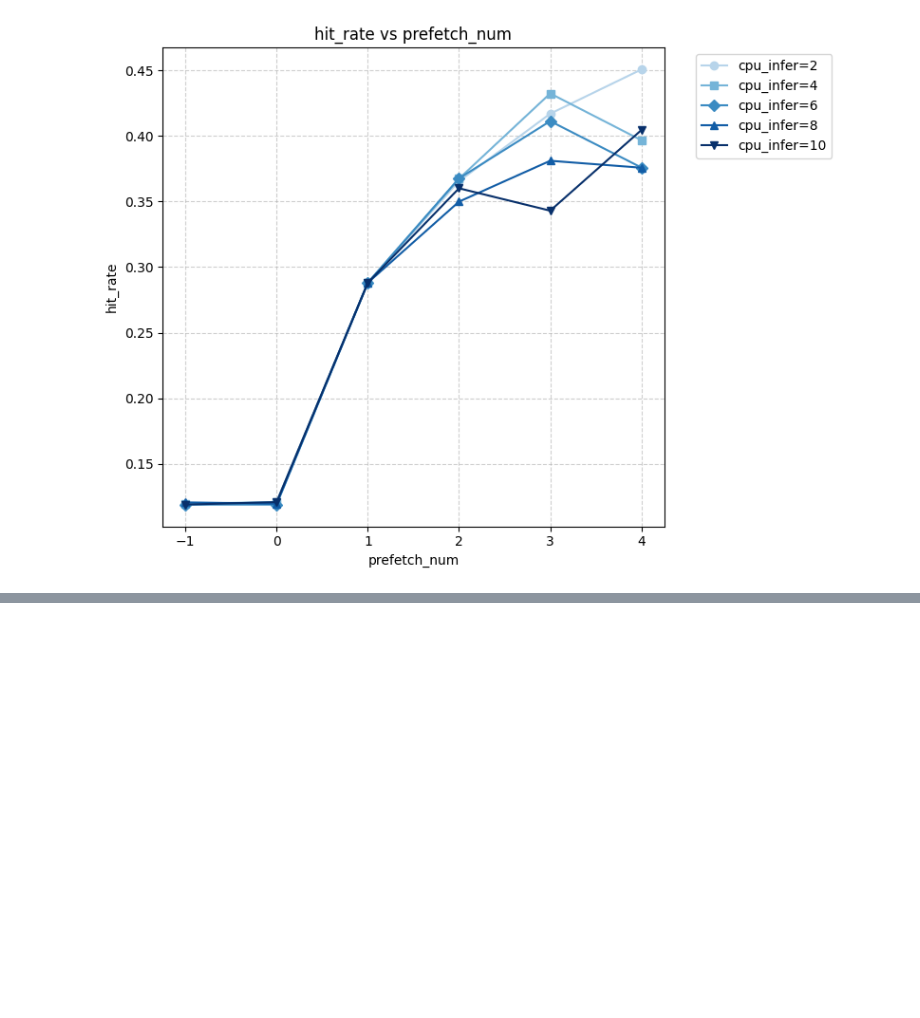
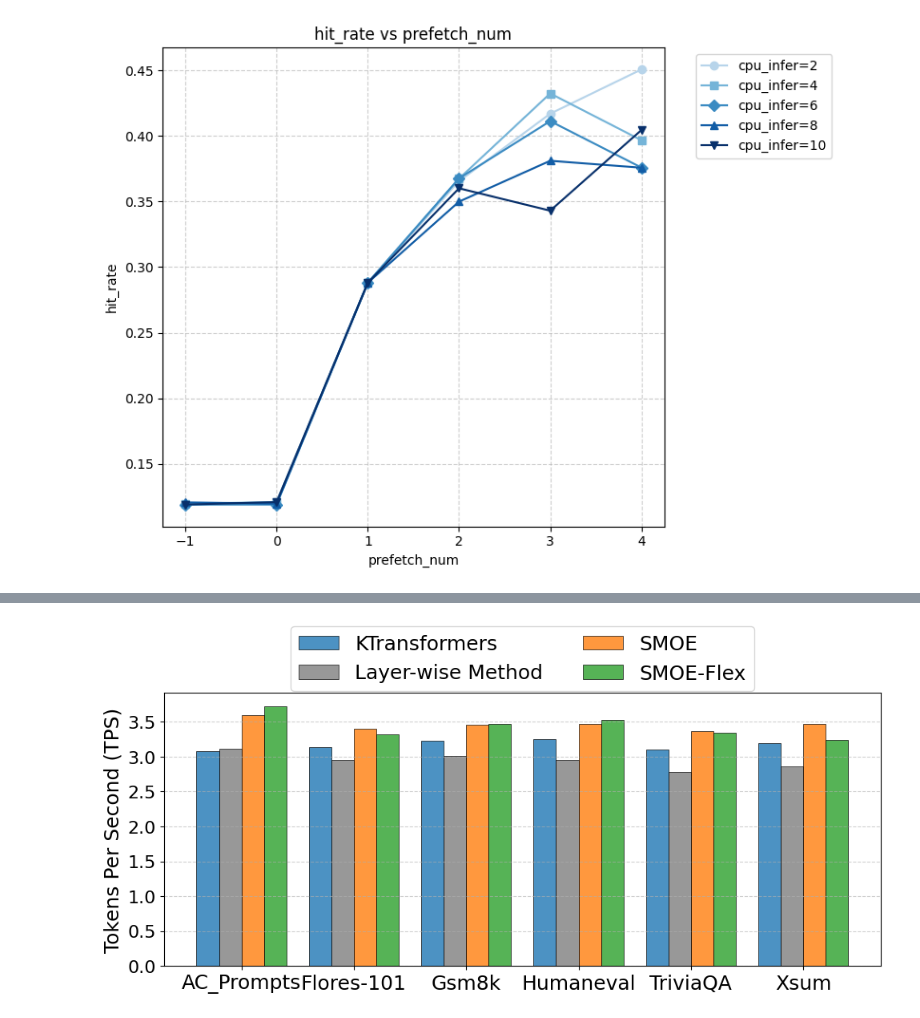
Before and after one commit to rzhang772/ktransformers, a Jupyter notebook: expirments/figures.ipynb, the cells around one changed output, grey strips where cells are left out. Saved outputs shown, nothing was run; the diff lists cells and outputs as text; code cells hidden in the pictures; blank space fills up the shorter version.

```diff
--- a/expirments/figures.ipynb
+++ b/expirments/figures.ipynb
@@ -98,0 +217,37 @@ for metric in metrics:
+# %%
+
+# 假设你已有四个 DataFrame
+dfs = {
+    'KTransformers': kt_baseline,
+    'Layer-wise Method': layer_best,
+    'SMOE': token0_best,
+    'SMOE-Flex': token29_best
+}
+
+datasets = kt_baseline['dataset_name'].tolist()  # 假设所有 df dataset_name 顺序一致
+
+# --- 绘制 eval_duration ---
+x = np.arange(len(datasets))
+datasets_names = ['AC_Prompts', 'Flores-101', 'Gsm8k', 'Humaneval', 'TriviaQA', 'Xsum']
+width = 0.2  # 柱宽
+colors = ['#1f77b4', '#7f7f7f', '#ff7f0e', '#2ca02c', ]  # 蓝、橙、绿、灰
+
+# --- 绘制 eval_rate ---
+plt.figure(figsize=(10, 5))
+
+for i, (name, df) in enumerate(dfs.items()):
+    plt.bar(x + i*width, df['eval_rate'], width=width, label=name,
+            color=colors[i], edgecolor='black', linewidth=0.6, alpha=0.8)
+
+plt.xticks(x + 1.5*width, datasets_names, rotation=0)
+plt.ylabel("Tokens Per Second (TPS)", fontsize=18)
+# plt.title("Comparison of Eval Rate Across Methods")
+plt.xticks(fontsize=18)
+plt.yticks(fontsize=16)
+plt.legend(loc='upper center', bbox_to_anchor=(0.5, 1.28), ncol=2, fontsize=18)
+plt.grid(axis='y', linestyle='--', alpha=0.6)
+plt.tight_layout()
+plt.savefig("decode_tps.pdf", bbox_inches='tight')
+plt.show()
+# %% [output]
+[figure, added]
```
Also changed, not shown: parts of 8 cells of this notebook, 14 other files.
